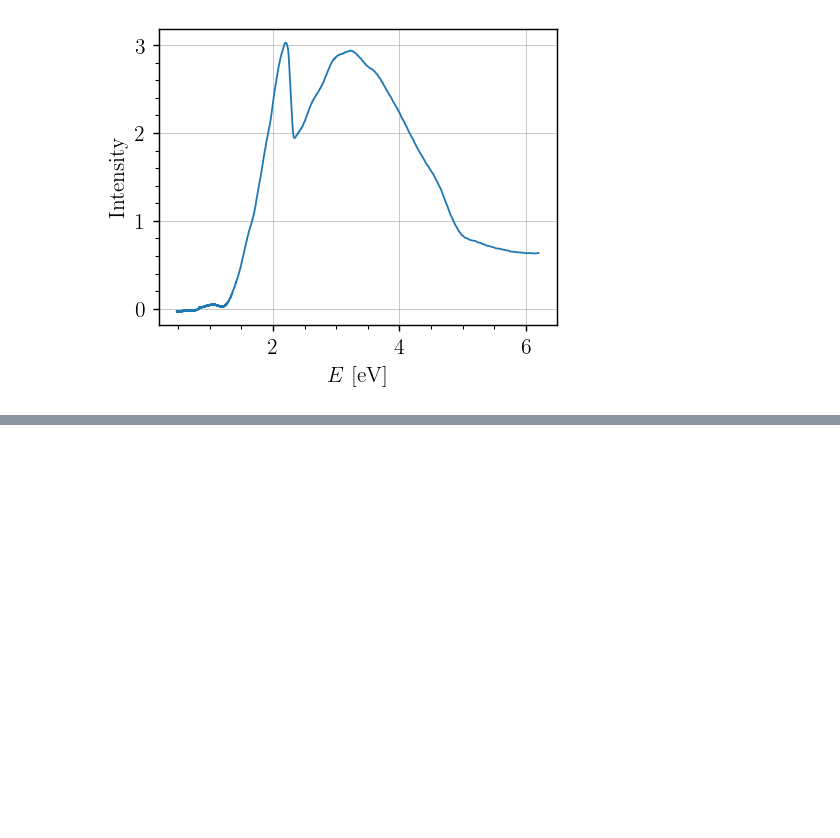
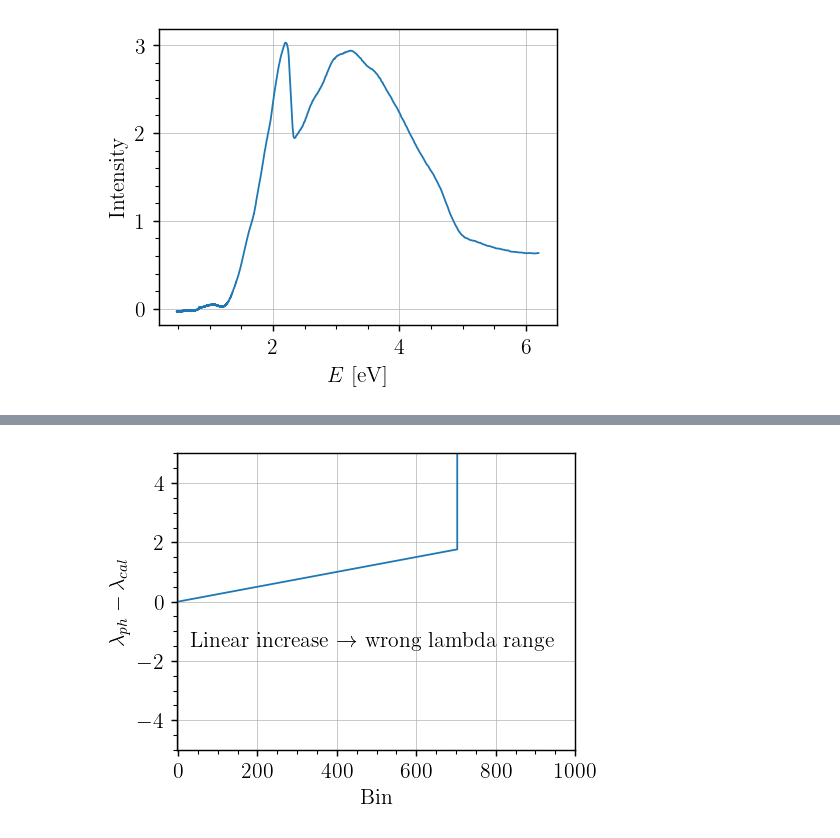
Before and after one commit to TomVdt/TPIII, a Jupyter notebook: 06-photoemission-interne/analyse/exp2_calibration.ipynb, the cells around one changed output, grey strips where cells are left out. Saved outputs shown, nothing was run; the diff lists cells and outputs as text; code cells hidden in the pictures; blank space fills up the shorter version.

```diff
--- a/06-photoemission-interne/analyse/exp2_calibration.ipynb
+++ b/06-photoemission-interne/analyse/exp2_calibration.ipynb
@@ -66,3 +61,16 @@ for data in calibration_dataset:
+# %%
+plt.plot(photocurr1.lambd - np.concat((calibration_dataset[7].lambd,np.ones(len(photocurr1.lambd) - len(calibration_dataset[7].lambd)) )))
+
+plt.ylim(-5,5)
+plt.xlim(-2,1000)
+
+plt.xlabel("Bin")
+plt.ylabel("$\\lambda_{ph} - \\lambda_{cal}$")
+
+plt.text(30, -1.5, "Linear increase $\\rightarrow$ wrong lambda range")
+plt.show()
+# %% [output]
+[figure, added]
 # %%
 # data = dataset[6]
 # print(np.histogram(data.intensity, np.arange(200, 1100, 10)))
```
Also changed, not shown: parts of 2 cells of this notebook, 1 other file.
